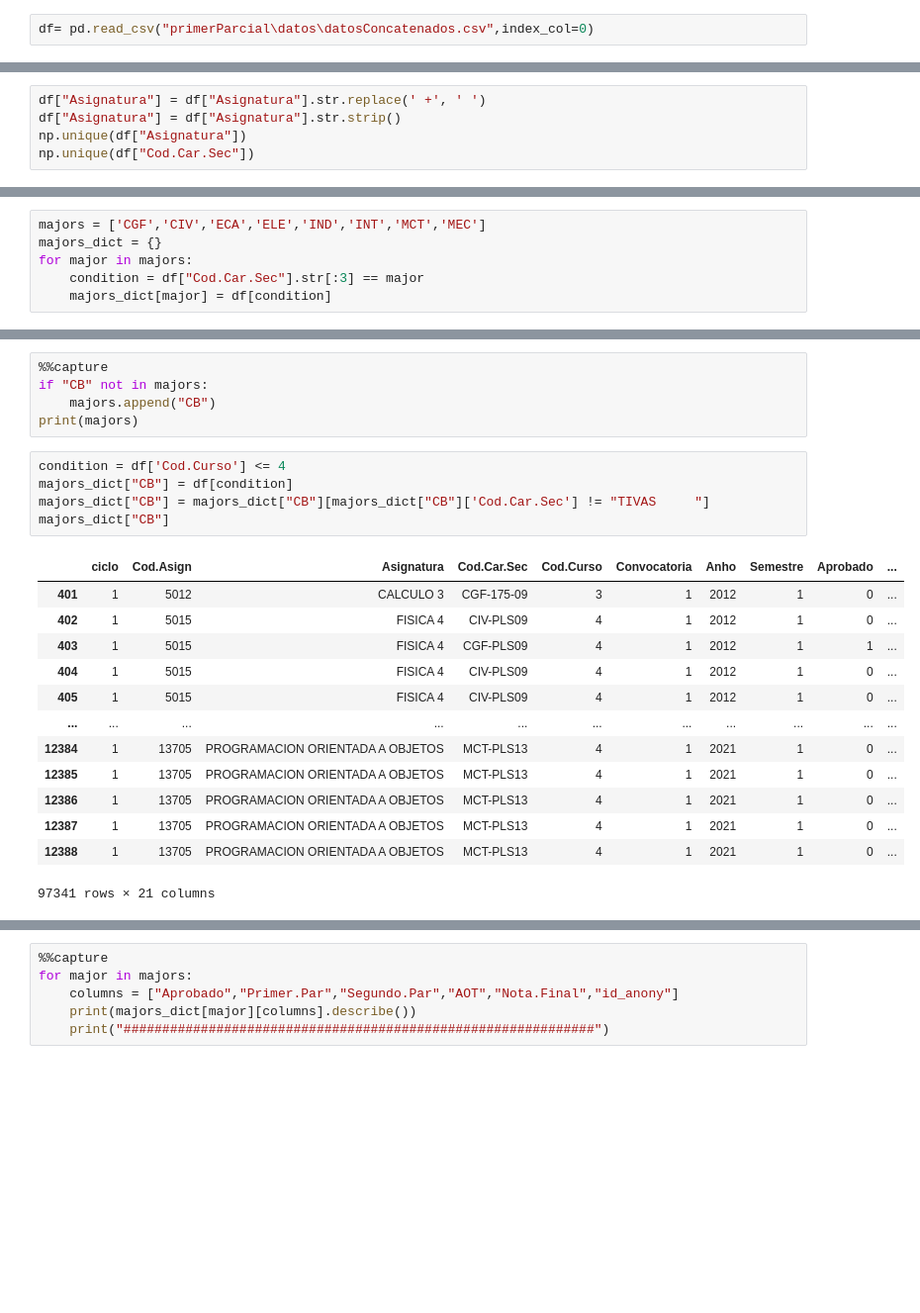
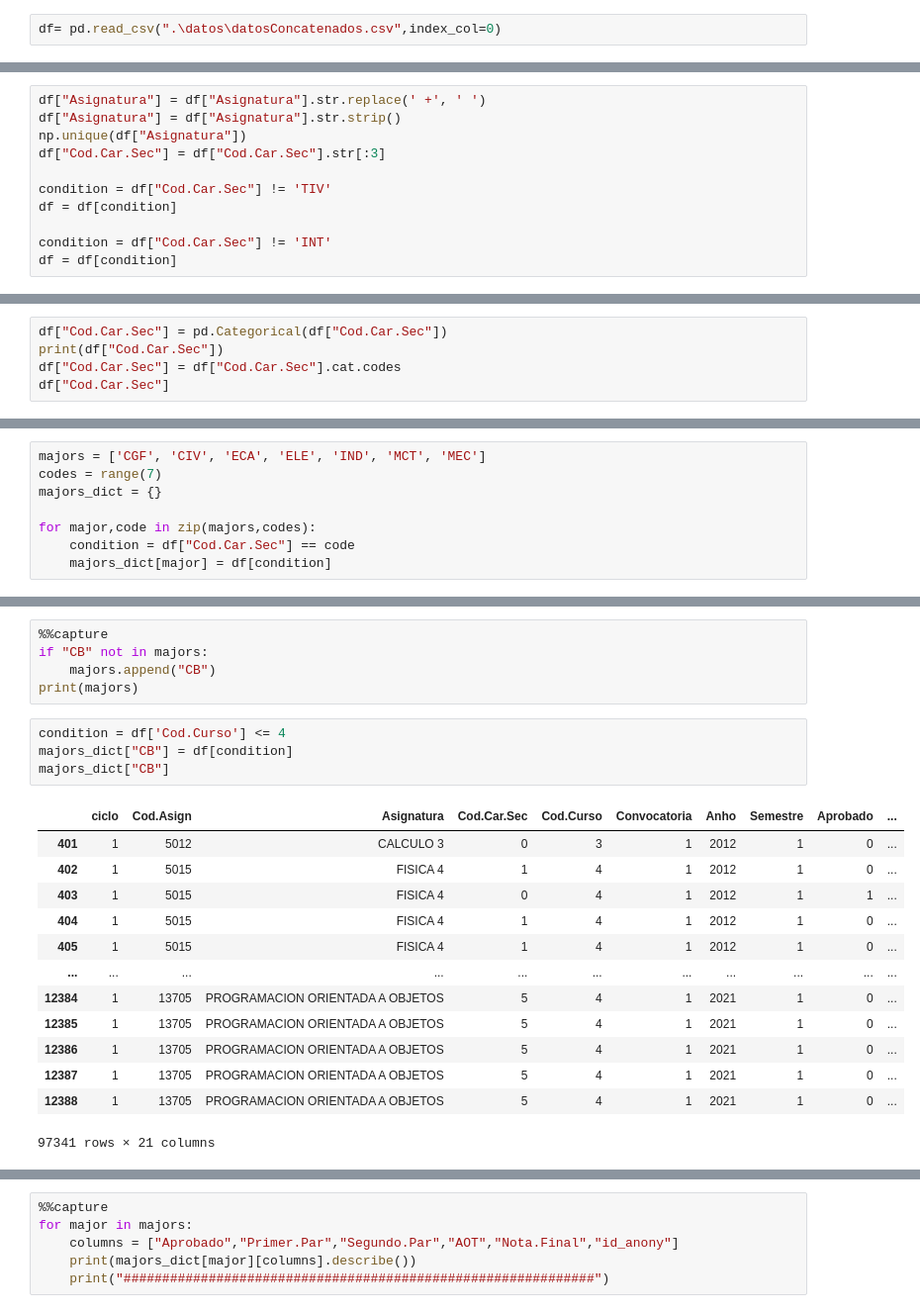
Before and after one commit to guanarp/academic-predictor, a Jupyter notebook: preprocessing.ipynb, the cells around one changed output, grey strips where cells are left out. Shown at 99% size. Saved outputs shown, nothing was run; the diff lists cells and outputs as text; blank space fills up the shorter version.

```diff
--- a/preprocessing.ipynb
+++ b/preprocessing.ipynb
@@ -4,7 +4,7 @@ import pandas as pd
 import numpy as np
 import matplotlib.pyplot as plt
 # %%
-df= pd.read_csv("primerParcial\datos\datosConcatenados.csv",index_col=0)
+df= pd.read_csv(".\datos\datosConcatenados.csv",index_col=0)
 # %% [markdown]
 ### Initial dataset info
 # %%
@@ -33,4 +33,10 @@ memory usage: 38.9+ MB
 df["Asignatura"] = df["Asignatura"].str.replace(' +', ' ')
 df["Asignatura"] = df["Asignatura"].str.strip()
 np.unique(df["Asignatura"])
-np.unique(df["Cod.Car.Sec"])
+df["Cod.Car.Sec"] = df["Cod.Car.Sec"].str[:3]
+
+condition = df["Cod.Car.Sec"] != 'TIV'
+df = df[condition]
+
+condition = df["Cod.Car.Sec"] != 'INT'
+df = df[condition]
@@ -104,3 +99,8 @@ df.Aprobado = df.Aprobado.cat.codes
 #df["Aprobado"].head()
 # %%
 df['Firma'] = df['Anho.Firma'] > 0
+# %%
+df["Cod.Car.Sec"] = pd.Categorical(df["Cod.Car.Sec"])
+print(df["Cod.Car.Sec"])
+df["Cod.Car.Sec"] = df["Cod.Car.Sec"].cat.codes
+df["Cod.Car.Sec"]
@@ -107,10 +133,12 @@ df['Firma'] = df['Anho.Firma'] > 0
 # %% [markdown]
 ## Dictionary of majors
 # %%
-majors = ['CGF','CIV','ECA','ELE','IND','INT','MCT','MEC']
+majors = ['CGF', 'CIV', 'ECA', 'ELE', 'IND', 'MCT', 'MEC']
+codes = range(7)
 majors_dict = {}
-for major in majors:
-    condition = df["Cod.Car.Sec"].str[:3] == major
+
+for major,code in zip(majors,codes):
+    condition = df["Cod.Car.Sec"] == code
     majors_dict[major] = df[condition]
 # %%
 for major in majors:
@@ -148,20 +175,19 @@ print(majors)
 # %%
 condition = df['Cod.Curso'] <= 4
 majors_dict["CB"] = df[condition]
-majors_dict["CB"] = majors_dict["CB"][majors_dict["CB"]['Cod.Car.Sec'] != "TIVAS     "]
 majors_dict["CB"]
 # %% [output]
 |  | ciclo | Cod.Asign | Asignatura | Cod.Car.Sec | Cod.Curso | Convocatoria | Anho | Semestre | Aprobado | ... |
-| 401 | 1 | 5012 | CALCULO 3 | CGF-175-09 | 3 | 1 | 2012 | 1 | 0 | ... |
-| 402 | 1 | 5015 | FISICA 4 | CIV-PLS09 | 4 | 1 | 2012 | 1 | 0 | ... |
-| 403 | 1 | 5015 | FISICA 4 | CGF-PLS09 | 4 | 1 | 2012 | 1 | 1 | ... |
-| 404 | 1 | 5015 | FISICA 4 | CIV-PLS09 | 4 | 1 | 2012 | 1 | 0 | ... |
-| 405 | 1 | 5015 | FISICA 4 | CIV-PLS09 | 4 | 1 | 2012 | 1 | 0 | ... |
+| 401 | 1 | 5012 | CALCULO 3 | 0 | 3 | 1 | 2012 | 1 | 0 | ... |
+| 402 | 1 | 5015 | FISICA 4 | 1 | 4 | 1 | 2012 | 1 | 0 | ... |
+| 403 | 1 | 5015 | FISICA 4 | 0 | 4 | 1 | 2012 | 1 | 1 | ... |
+| 404 | 1 | 5015 | FISICA 4 | 1 | 4 | 1 | 2012 | 1 | 0 | ... |
+| 405 | 1 | 5015 | FISICA 4 | 1 | 4 | 1 | 2012 | 1 | 0 | ... |
 | ... | ... | ... | ... | ... | ... | ... | ... | ... | ... | ... |
-| 12384 | 1 | 13705 | PROGRAMACION ORIENTADA A OBJETOS | MCT-PLS13 | 4 | 1 | 2021 | 1 | 0 | ... |
-| 12385 | 1 | 13705 | PROGRAMACION ORIENTADA A OBJETOS | MCT-PLS13 | 4 | 1 | 2021 | 1 | 0 | ... |
-| 12386 | 1 | 13705 | PROGRAMACION ORIENTADA A OBJETOS | MCT-PLS13 | 4 | 1 | 2021 | 1 | 0 | ... |
-| 12387 | 1 | 13705 | PROGRAMACION ORIENTADA A OBJETOS | MCT-PLS13 | 4 | 1 | 2021 | 1 | 0 | ... |
-| 12388 | 1 | 13705 | PROGRAMACION ORIENTADA A OBJETOS | MCT-PLS13 | 4 | 1 | 2021 | 1 | 0 | ... |
+| 12384 | 1 | 13705 | PROGRAMACION ORIENTADA A OBJETOS | 5 | 4 | 1 | 2021 | 1 | 0 | ... |
+| 12385 | 1 | 13705 | PROGRAMACION ORIENTADA A OBJETOS | 5 | 4 | 1 | 2021 | 1 | 0 | ... |
+| 12386 | 1 | 13705 | PROGRAMACION ORIENTADA A OBJETOS | 5 | 4 | 1 | 2021 | 1 | 0 | ... |
+| 12387 | 1 | 13705 | PROGRAMACION ORIENTADA A OBJETOS | 5 | 4 | 1 | 2021 | 1 | 0 | ... |
+| 12388 | 1 | 13705 | PROGRAMACION ORIENTADA A OBJETOS | 5 | 4 | 1 | 2021 | 1 | 0 | ... |
 97341 rows × 21 columns
 # %%
```
Also changed, not shown: parts of 9 cells of this notebook, 16 other files.
